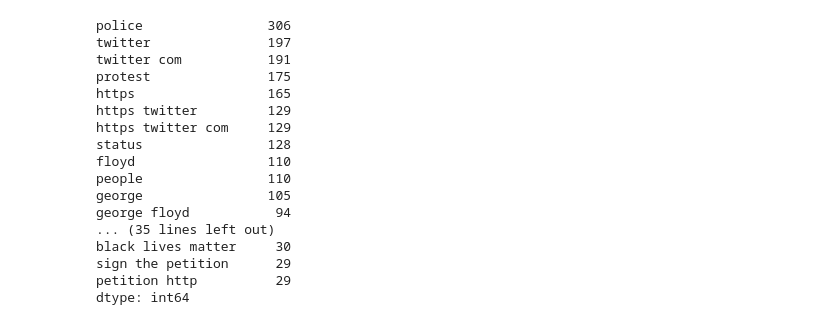
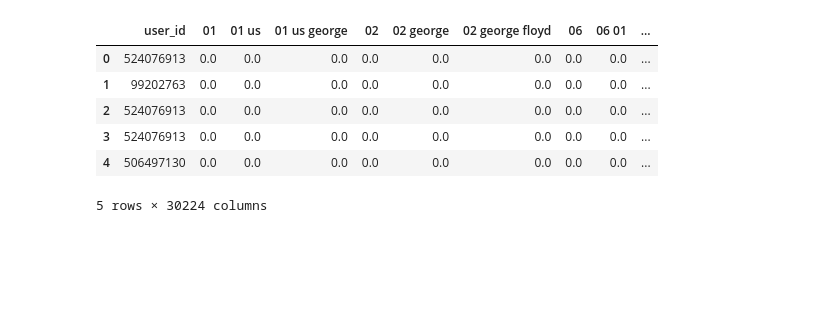
Before and after one commit to LeeTKho/Twitter, a Jupyter notebook: Keyword Analysis.ipynb, the cells around one changed output. Saved outputs shown, nothing was run; the diff lists cells and outputs as text; code cells hidden in the pictures; blank space fills up the shorter version.

Commit message:
added tfidf analysis to keyword analysis notebook and added code to put tweets into pandas df; also added pickled tweet dfs

```diff
--- a/Keyword Analysis.ipynb
+++ b/Keyword Analysis.ipynb
@@ -0,0 +129,5 @@
+# %%
+pd.options.display.max_rows = 4000
+
+print('Number of SI tweets: '+str(countvec_SI.shape[0]))
+countvec_SI.iloc[:,1:].sum(axis=0).sort_values(ascending=False)[:100]
@@ -0,0 +197,7 @@
+# %%
+pd.options.display.max_rows = 4000
+
+print('Number of BK tweets: '+str(tfidf_BK.shape[0]))
+
+# sorting keyword terms by average tfidf score (including zeros)
+tfidf_BK.iloc[:,1:].mean(axis=0).sort_values(ascending=False)[:100]
@@ -1,36 +225,26 @@
 # %%
-import pandas as pd
-import numpy as np
-from sklearn.feature_extraction.text import CountVectorizer
-import nltk
 from nltk.corpus import stopwords
 
-# reading csv files into pandas dataframes
-hist_BK = pd.read_csv("historical_search_BK.csv")
-hist_SI = pd.read_csv("historical_search_SI.csv")
+SI_stopwords = ['twitter','twitter com','https','https twitter','https twitter com',
+                'pic twitter','pic twitter com','in the','if you','you re','of the']
 
-# countvectorizing BK tweets
+# tfidf vectorizing BK tweets
+vectorizer = TfidfVectorizer(ngram_range=(1,3))
 
-vectorizer = CountVectorizer(ngram_range=(1,3))
+X = vectorizer.fit_transform(SI_tweets['tweet'])
 
-X = vectorizer.fit_transform(hist_BK['tweet'])
+user_ids = list(SI_tweets['user_id'])
 
-col_names = vectorizer.get_feature_names()
-
-col_names.insert(0,'user_id')
-
-user_ids = pd.DataFrame(hist_BK['user_id'],columns=['user_id'])
-
-tweets = pd.DataFrame(X.toarray(),columns=vectorizer.get_feature_names())
+tfidf_SI = pd.DataFrame(X.toarray(),columns=vectorizer.get_feature_names())
 
 # build df with BK user_ids and countvectorized tweets
-df_BK = pd.concat([user_ids,tweets],axis=1)
+tfidf_SI.insert(0, "user_id", user_ids, False)
 
 # import list of general stopwords
 stopwords = stopwords.words()
 
 # create list of stopwords found in the BK tweets
-stopwords_BK = list(set(df_BK.columns) & set(stopwords))
+stopwords = list(set(tfidf_SI.columns) & set(stopwords))+SI_stopwords
 
 # remove stopwords from countvectorized BK tweets
-df_BK = df_BK.drop(stopwords_BK,axis=1)
+tfidf_SI = tfidf_SI.drop(stopwords,axis=1)
@@ -80,20 +251,10 @@ df_SI = df_SI.drop(stopwords_SI,axis=1)
-# %%
-df_SI.iloc[:,1:].sum(axis=0).sort_values(ascending=False)[:50]
-# %% [output]
-police                306
-twitter               197
-twitter com           191
-protest               175
-https                 165
-https twitter         129
-https twitter com     129
-status                128
-floyd                 110
-people                110
-george                105
-george floyd           94
-... (35 lines left out)
-black lives matter     30
-sign the petition      29
-petition http          29
-dtype: int64
+# %%
+tfidf_SI.head()
+# %% [output]
+|  | user_id | 01 | 01 us | 01 us george | 02 | 02 george | 02 george floyd | 06 | 06 01 | ... |
+| 0 | 524076913 | 0.0 | 0.0 | 0.0 | 0.0 | 0.0 | 0.0 | 0.0 | 0.0 | ... |
+| 1 | 99202763 | 0.0 | 0.0 | 0.0 | 0.0 | 0.0 | 0.0 | 0.0 | 0.0 | ... |
+| 2 | 524076913 | 0.0 | 0.0 | 0.0 | 0.0 | 0.0 | 0.0 | 0.0 | 0.0 | ... |
+| 3 | 524076913 | 0.0 | 0.0 | 0.0 | 0.0 | 0.0 | 0.0 | 0.0 | 0.0 | ... |
+| 4 | 506497130 | 0.0 | 0.0 | 0.0 | 0.0 | 0.0 | 0.0 | 0.0 | 0.0 | ... |
+5 rows × 30224 columns
```
Also changed, not shown: parts of 19 cells of this notebook, 5 other files.
